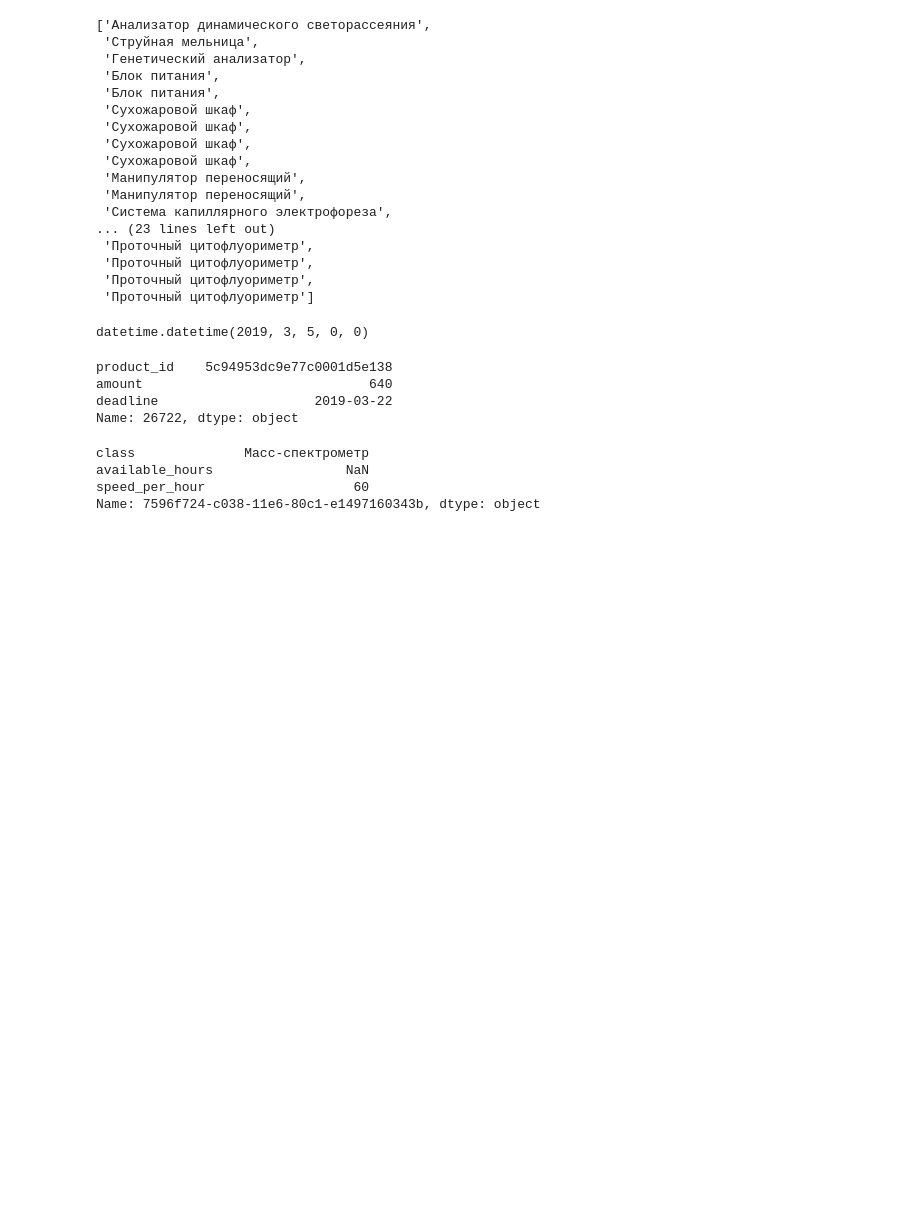
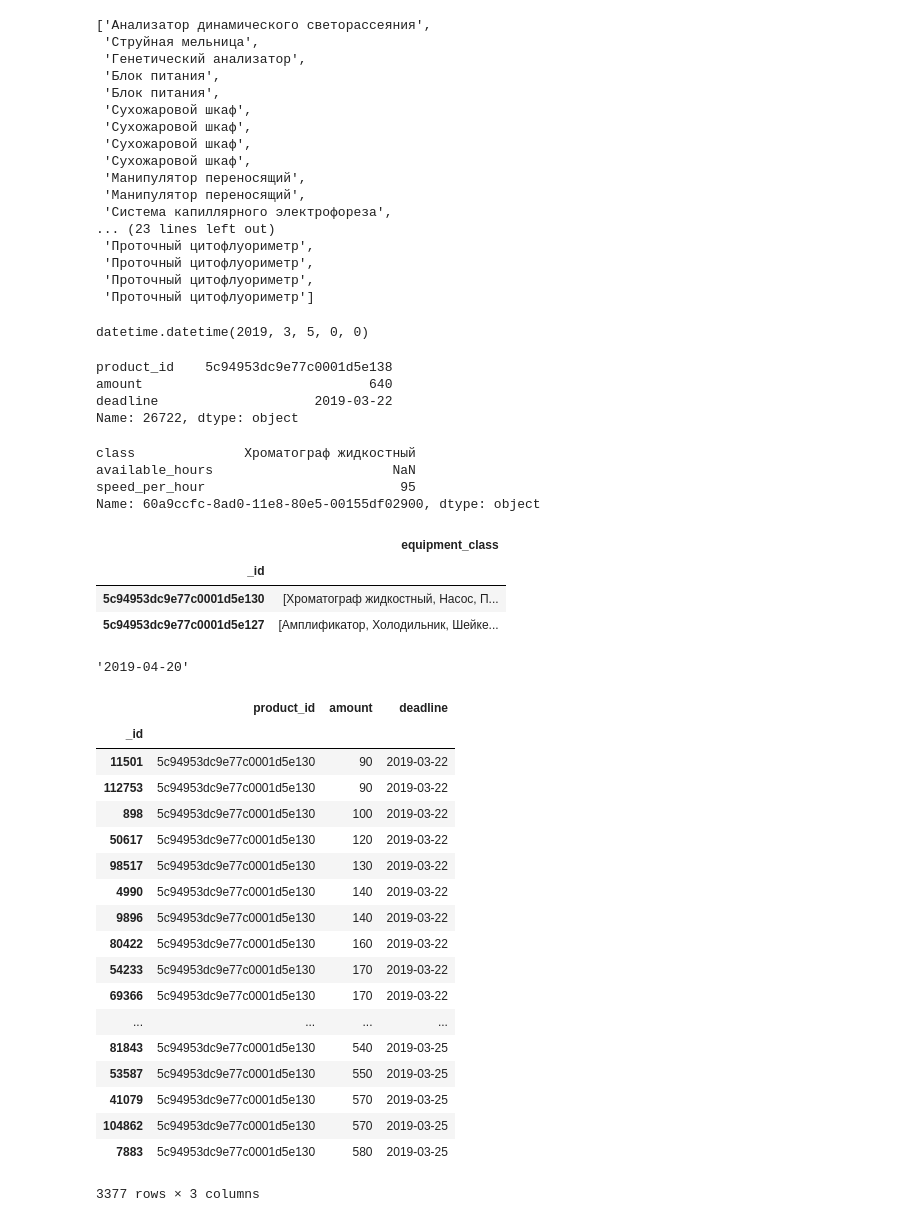
Before and after one commit to azolotukhin/biocad, a Jupyter notebook: analyse/vukw.ipynb, the cells around one changed output. Drawn from its saved outputs; the diff is of its cells as text; code cells hidden in the pictures; blank space fills up the shorter version.

```diff
--- a/analyse/vukw.ipynb
+++ b/analyse/vukw.ipynb
@@ -403,10 +411,3 @@ product_id    5c94953dc9e77c0001d5e138
 amount                             640
 deadline                    2019-03-22
 Name: 26722, dtype: object
-# %%
-equipment.loc['7596f724-c038-11e6-80c1-e1497160343b']
-# %% [output]
-class              Масс-спектрометр
-available_hours                 NaN
-speed_per_hour                   60
-Name: 7596f724-c038-11e6-80c1-e1497160343b, dtype: object
@@ -414,0 +414,40 @@ from bio
+# %%
+equipment.loc['60a9ccfc-8ad0-11e8-80e5-00155df02900']
+# %% [output]
+class              Хроматограф жидкостный
+available_hours                       NaN
+speed_per_hour                         95
+Name: 60a9ccfc-8ad0-11e8-80e5-00155df02900, dtype: object
+# %%
+products[products.equipment_class.apply(lambda x: 'Хроматограф жидкостный' in x)]
+# %% [output]
+|  | equipment_class |
+| _id |  |
+| 5c94953dc9e77c0001d5e130 | [Хроматограф жидкостный, Насос, П... |
+| 5c94953dc9e77c0001d5e127 | [Амплификатор, Холодильник, Шейке... |
+# %%
+orders.deadline.max()
+# %% [output]
+'2019-04-20'
+# %%
+orders[orders.product_id == '5c94953dc9e77c0001d5e130']
+# %% [output]
+|  | product_id | amount | deadline |
+| _id |  |  |  |
+| 11501 | 5c94953dc9e77c0001d5e130 | 90 | 2019-03-22 |
+| 112753 | 5c94953dc9e77c0001d5e130 | 90 | 2019-03-22 |
+| 898 | 5c94953dc9e77c0001d5e130 | 100 | 2019-03-22 |
+| 50617 | 5c94953dc9e77c0001d5e130 | 120 | 2019-03-22 |
+| 98517 | 5c94953dc9e77c0001d5e130 | 130 | 2019-03-22 |
+| 4990 | 5c94953dc9e77c0001d5e130 | 140 | 2019-03-22 |
+| 9896 | 5c94953dc9e77c0001d5e130 | 140 | 2019-03-22 |
+| 80422 | 5c94953dc9e77c0001d5e130 | 160 | 2019-03-22 |
+| 54233 | 5c94953dc9e77c0001d5e130 | 170 | 2019-03-22 |
+| 69366 | 5c94953dc9e77c0001d5e130 | 170 | 2019-03-22 |
+| ... | ... | ... | ... |
+| 81843 | 5c94953dc9e77c0001d5e130 | 540 | 2019-03-25 |
+| 53587 | 5c94953dc9e77c0001d5e130 | 550 | 2019-03-25 |
+| 41079 | 5c94953dc9e77c0001d5e130 | 570 | 2019-03-25 |
+| 104862 | 5c94953dc9e77c0001d5e130 | 570 | 2019-03-25 |
+| 7883 | 5c94953dc9e77c0001d5e130 | 580 | 2019-03-25 |
+3377 rows × 3 columns
```
Also changed, not shown: parts of 6 cells of this notebook.
